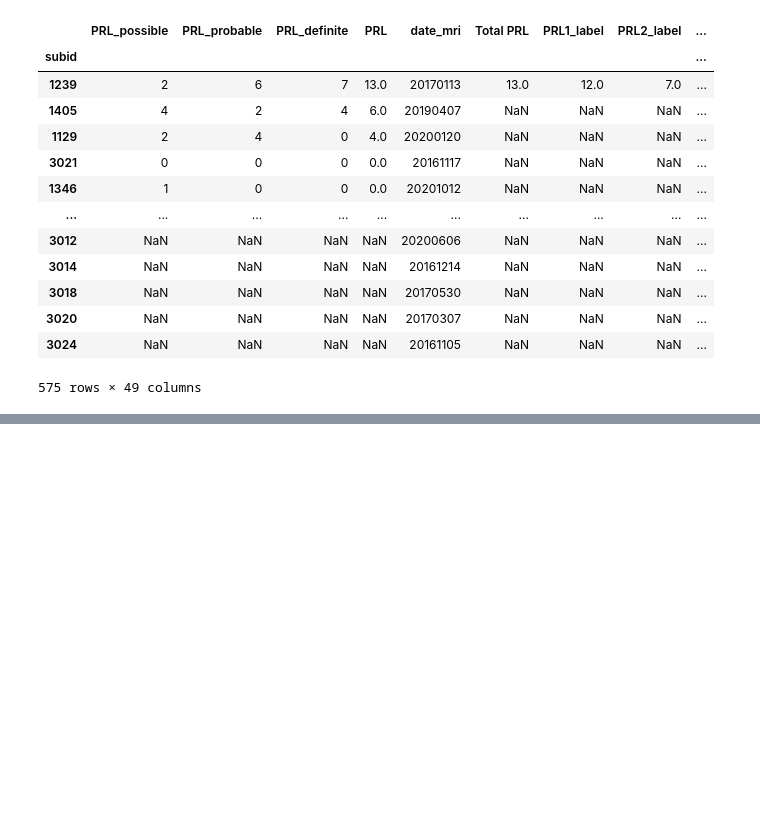
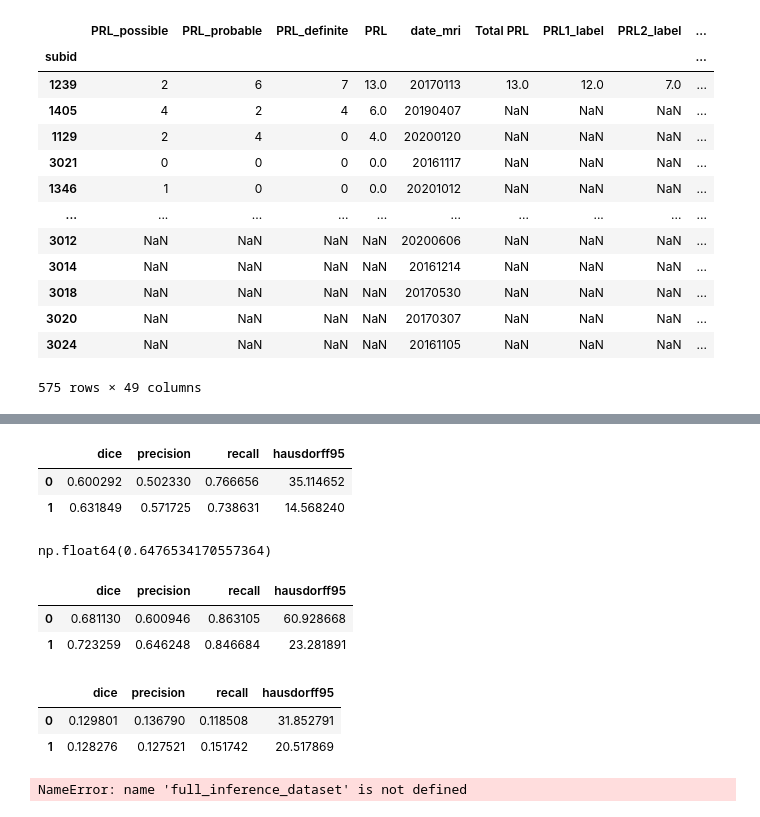
Before and after one commit to srs328/prl_project, a Jupyter notebook: notebooks/save_final_prl_seg.ipynb, the cells around one changed output, grey strips where cells are left out. Drawn from its saved outputs; the diff is of its cells as text; code cells hidden in the pictures; blank space fills up the shorter version.

```diff
--- a/notebooks/save_final_prl_seg.ipynb
+++ b/notebooks/save_final_prl_seg.ipynb
@@ -251,0 +405,6 @@ experiment.name
+# %%
+step1_perf_df = pd.DataFrame(step1_performance).T
+step1_perf_df.index.name="subid"
+step1_perf_df = step1_perf_df.drop(columns=["tp", "fp", "tn", "fn", "sensitivity"])
+print("### After SegResNet\n")
+print(step1_perf_df.to_markdown())
@@ -251,0 +429,7 @@ experiment.name
+# %%
+step2_perf_df = pd.DataFrame(step2_performance).T
+step2_perf_df.index.name="subid"
+step2_perf_df = step2_perf_df.drop(columns=["tp", "fp", "tn", "fn", "sensitivity"])
+
+print("### After Classification\n")
+print(step2_perf_df.to_markdown())
@@ -252,2 +454,28 @@ experiment.name
+# %%
+pd.concat([step1_perf_df.mean(), step2_perf_df.mean()], axis=1).T[['dice', 'precision', 'recall', 'hausdorff95']]
+# %% [output]
+|  | dice | precision | recall | hausdorff95 |
+| 0 | 0.600292 | 0.502330 | 0.766656 | 35.114652 |
+| 1 | 0.631849 | 0.571725 | 0.738631 | 14.568240 |
+# %%
+stats.scoreatpercentile(step1_perf_df, 25)
+# %% [output]
+np.float64(0.6476534170557364)
+# %%
+pd.concat([step1_perf_df.apply(stats.scoreatpercentile, args=([75])), step2_perf_df.apply(stats.scoreatpercentile, args=([75]))], axis=1).T[['dice', 'precision', 'recall', 'hausdorff95']]
+# %% [output]
+|  | dice | precision | recall | hausdorff95 |
+| 0 | 0.681130 | 0.600946 | 0.863105 | 60.928668 |
+| 1 | 0.723259 | 0.646248 | 0.846684 | 23.281891 |
+# %%
+pd.concat([step1_perf_df.std(), step2_perf_df.std()], axis=1).T[['dice', 'precision', 'recall', 'hausdorff95']]
+# %% [output]
+|  | dice | precision | recall | hausdorff95 |
+| 0 | 0.129801 | 0.136790 | 0.118508 | 31.852791 |
+| 1 | 0.128276 | 0.127521 | 0.151742 | 20.517869 |
 # %%
 df.to_csv(analysis_dir / "all_inferred_rim_volumes.csv")
+# %%
+full_inference_dataset.cases
+# %% [output]
+NameError: name 'full_inference_dataset' is not defined
```
Also changed, not shown: parts of 20 cells of this notebook, 5 other files.
